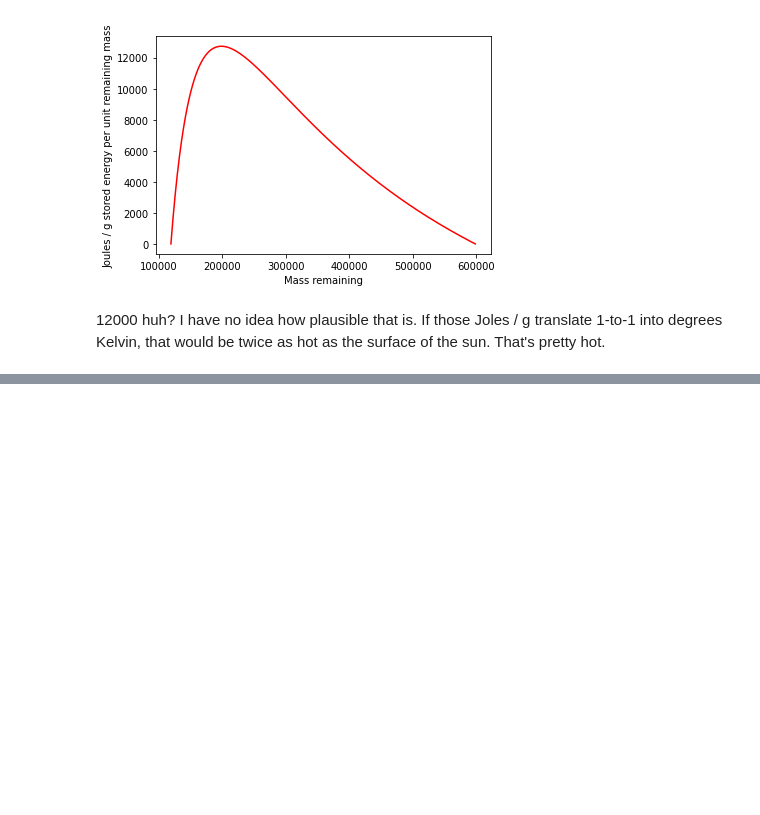
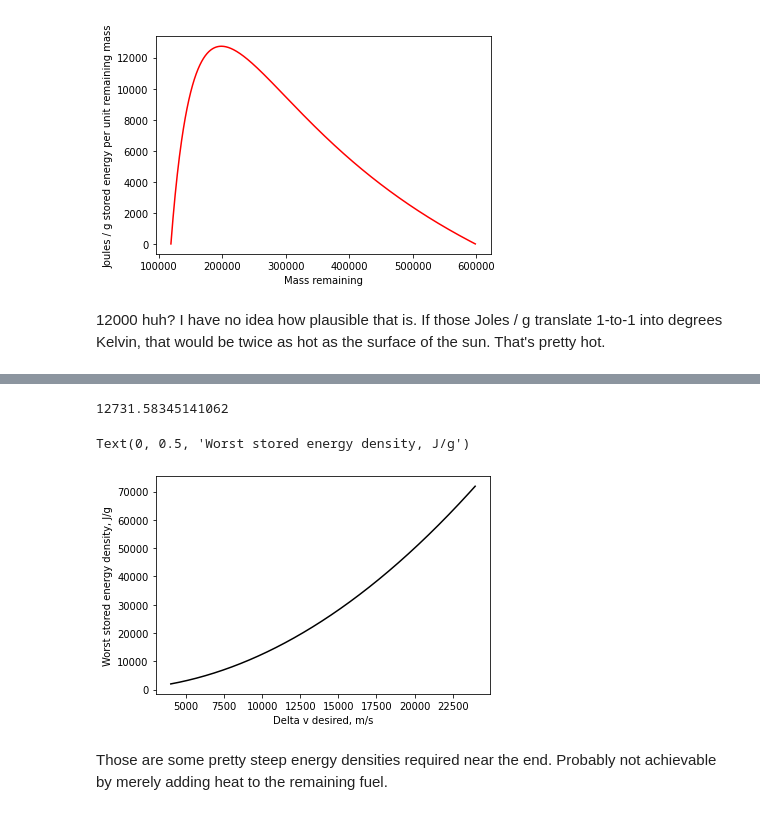
Before and after one commit to mds2/rocketry, a Jupyter notebook: rocket equations.ipynb, the cells around one changed output, grey strips where cells are left out. Drawn from its saved outputs; the diff is of its cells as text; code cells hidden in the pictures; blank space fills up the shorter version.

```diff
--- a/rocket equations.ipynb
+++ b/rocket equations.ipynb
@@ -333,0 +423,33 @@ Text(0, 0.5, 'Joules / g stored energy per unit remaining mass')
+# %%
+# So, let's write a method to compute this worst-case point
+
+def mass_of_worst_case_energy(m_i, m_f):
+    return (2.0 * m_i * m_f)/(m_i + m_f)
+
+def worst_case_energy_density(m_i, m_f, R_e):
+    """ returns answer in Joules / g """
+    m = mass_of_worst_case_energy(m_i, m_f)
+    return energy_stored_optimal(m_i, m_f, R_e, m) / (1000.0 * m)
+# %%
+# energy_stored_optimal(m_i_sv, m_f_sv, h_energy_density, m)/(1000.0 * m)
+
+# Now let's check it with our Saturn V second stage example
+
+worst_case_energy_density(m_i_sv, m_f_sv, h_energy_density)
+# %% [output]
+12731.58345141062
+# %%
+# That checks out, let's plot it!
+
+delta_vs = [4000 + 20.0 * i for i in range(1000)]
+
+densities = [worst_case_energy_density(m + m_f_sv, m_f_sv, h_energy_density) for m in opt_v_e_masses]
+plt.plot(delta_vs, densities, 'k-')
+
+plt.xlabel("Delta v desired, m/s")
+plt.ylabel("Worst stored energy density, J/g")
+# %% [output]
+Text(0, 0.5, 'Worst stored energy density, J/g')
+[figure, added]
+# %% [markdown]
+Those are some pretty steep energy densities required near the end.  Probably not achievable by merely adding heat to the remaining fuel.
```
Also changed, not shown: parts of 9 cells of this notebook.
